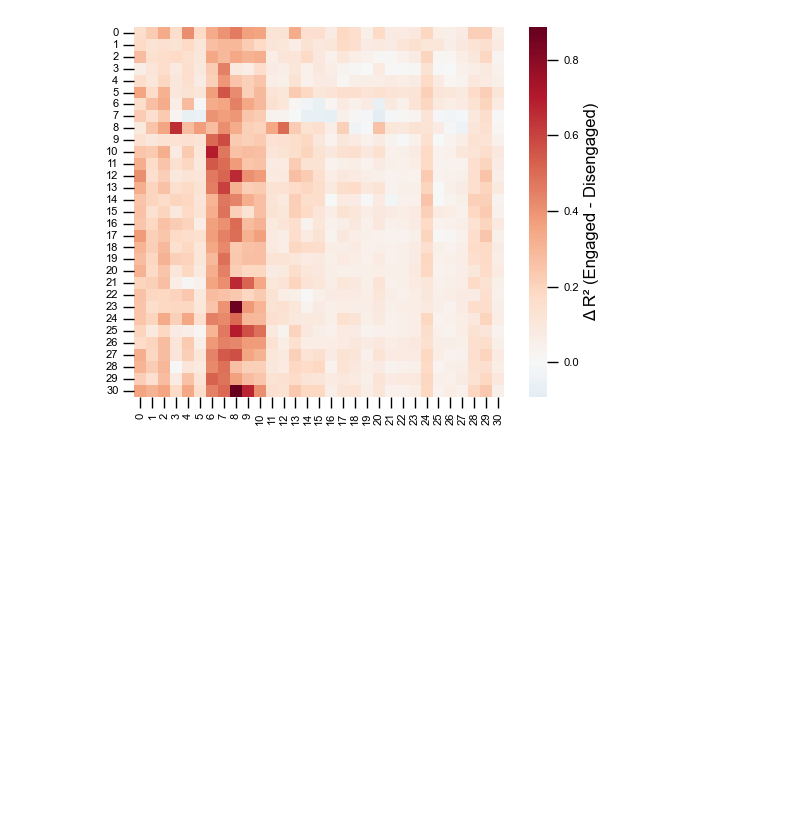
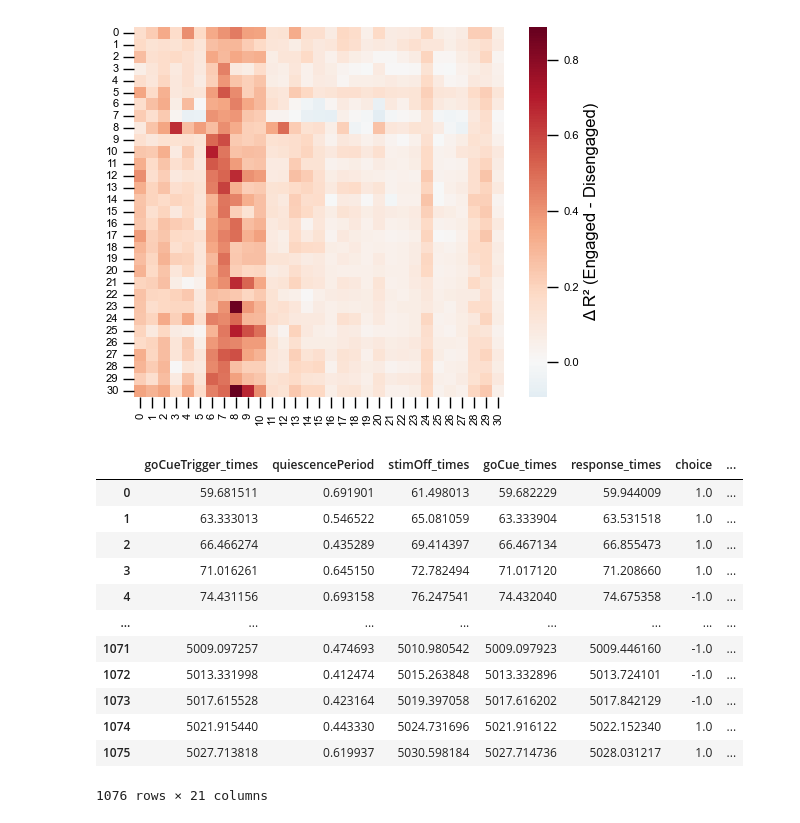
Before and after one commit to debottamKundu/communication_python, a Jupyter notebook: notebooks/test_functions.ipynb, the cells around one changed output. Drawn from its saved outputs; the diff is of its cells as text; code cells hidden in the pictures; blank space fills up the shorter version.

```diff
--- a/notebooks/test_functions.ipynb
+++ b/notebooks/test_functions.ipynb
@@ -618,3 +641,23 @@ ax = sns.heatmap(
 )
 # %% [output]
 [figure]
+# %%
+import pickle as pkl
+
+w = pkl.load(open("../data/processed/wifi_trials_df_all.pkl", "rb"))
+# %%
+w["12046ccd-b737-4c01-bc70-400f3b69291b"]
+# %% [output]
+|  | goCueTrigger_times | quiescencePeriod | stimOff_times | goCue_times | response_times | choice | ... |
+| 0 | 59.681511 | 0.691901 | 61.498013 | 59.682229 | 59.944009 | 1.0 | ... |
+| 1 | 63.333013 | 0.546522 | 65.081059 | 63.333904 | 63.531518 | 1.0 | ... |
+| 2 | 66.466274 | 0.435289 | 69.414397 | 66.467134 | 66.855473 | 1.0 | ... |
+| 3 | 71.016261 | 0.645150 | 72.782494 | 71.017120 | 71.208660 | 1.0 | ... |
+| 4 | 74.431156 | 0.693158 | 76.247541 | 74.432040 | 74.675358 | -1.0 | ... |
+| ... | ... | ... | ... | ... | ... | ... | ... |
+| 1071 | 5009.097257 | 0.474693 | 5010.980542 | 5009.097923 | 5009.446160 | -1.0 | ... |
+| 1072 | 5013.331998 | 0.412474 | 5015.263848 | 5013.332896 | 5013.724101 | -1.0 | ... |
+| 1073 | 5017.615528 | 0.423164 | 5019.397058 | 5017.616202 | 5017.842129 | -1.0 | ... |
+| 1074 | 5021.915440 | 0.443330 | 5024.731696 | 5021.916122 | 5022.152340 | 1.0 | ... |
+| 1075 | 5027.713818 | 0.619937 | 5030.598184 | 5027.714736 | 5028.031217 | 1.0 | ... |
+1076 rows × 21 columns
```
Also changed, not shown: parts of 8 cells of this notebook, 15 other files.
